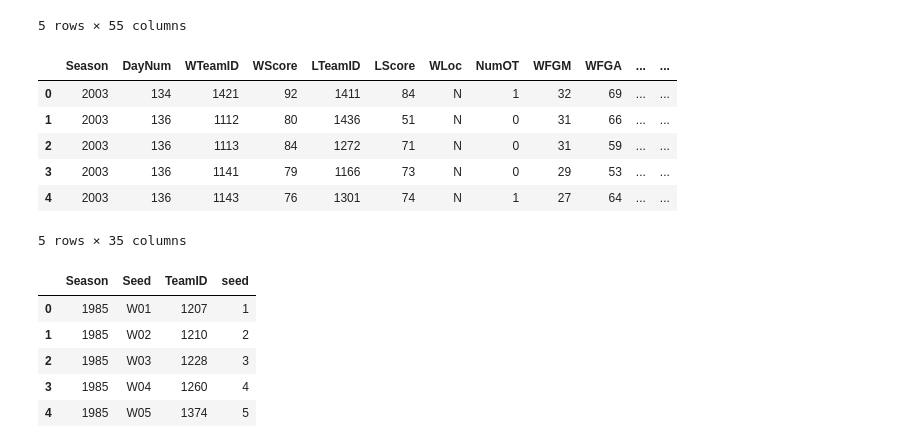
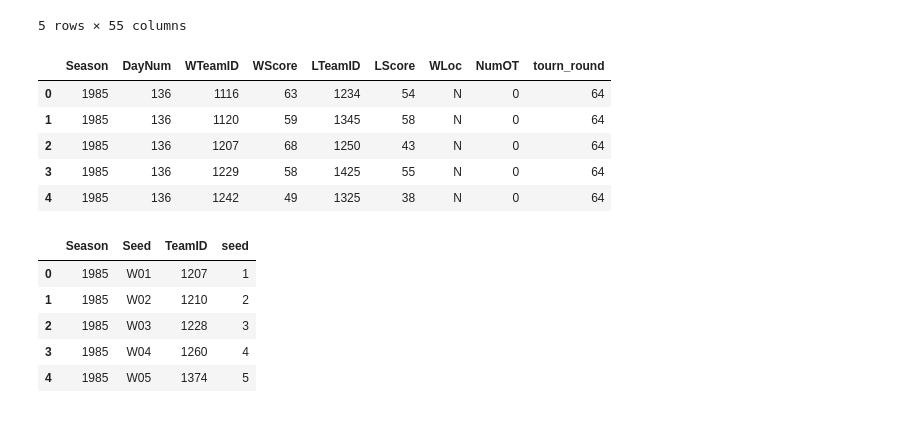
Before and after one commit to mjmcfalls/udacity-machine-learning, a Jupyter notebook: projects/capstone/Capstone-Notebook-Working.ipynb, the cells around one changed output. Drawn from its saved outputs; the diff is of its cells as text; code cells hidden in the pictures.

```diff
--- a/projects/capstone/Capstone-Notebook-Working.ipynb
+++ b/projects/capstone/Capstone-Notebook-Working.ipynb
@@ -25,18 +33,20 @@ from matplotlib.ticker import MaxNLocator
 * WBlk - blocks (accomplished by the winning team)
 * WPF - personal fouls committed (by the winning team)
 # %%
+stage2DataPath = 'data\\Stage2DataFiles\\'
 dataPath = 'data\\'
 # Read in detail tournment results from 2018 and previous
-df_tourneyDetailedResults = pd.read_csv(dataPath + "NCAATourneyDetailedResults.csv")
+df_tourneyDetailedResults = pd.read_csv(stage2DataPath + "NCAATourneyDetailedResults.csv")
 # Read in the team names and teamID
-df_regularSeason_teams = pd.read_csv( dataPath + "Teams.csv")
+df_regularSeason_teams = pd.read_csv( stage2DataPath + "Teams.csv")
 # Read in the regular season results
-df_regularSeason = pd.read_csv(dataPath + "RegularSeasonDetailedResults.csv")
+df_regularSeason = pd.read_csv(stage2DataPath + "RegularSeasonDetailedResults.csv")
 # Read in the Tournment seed data
-df_tourney_seeds = pd.read_csv(dataPath + "NCAATourneySeeds.csv")
+df_tourney_seeds = pd.read_csv(stage2DataPath + "NCAATourneySeeds.csv")
 # Read in Conference information
-df_team_conf = pd.read_csv(dataPath + 'TeamConferences.csv')
+df_team_conf = pd.read_csv(stage2DataPath + 'TeamConferences.csv')
 df_conf = pd.read_csv(dataPath + "Conferences.csv")
+df_tourneyCompact = pd.read_csv(stage2DataPath + "NCAATourneyCompactResults.csv")
 # %%
 df_regularSeason.head()
 # %% [output]
@@ -373,17 +383,16 @@ def convertTourneyRound(dayNum):
     else:
         return 68
 
-df_tourneyDetailedResults['tourn_round'] = df_tourneyDetailedResults.DayNum.apply(convertTourneyRound)
+df_tourneyCompact['tourn_round'] = df_tourneyCompact.DayNum.apply(convertTourneyRound)
 # %%
-df_tourneyDetailedResults.head()
+df_tourneyCompact.head()
 # %% [output]
-|  | Season | DayNum | WTeamID | WScore | LTeamID | LScore | WLoc | NumOT | WFGM | WFGA | ... | ... |
-| 0 | 2003 | 134 | 1421 | 92 | 1411 | 84 | N | 1 | 32 | 69 | ... | ... |
-| 1 | 2003 | 136 | 1112 | 80 | 1436 | 51 | N | 0 | 31 | 66 | ... | ... |
-| 2 | 2003 | 136 | 1113 | 84 | 1272 | 71 | N | 0 | 31 | 59 | ... | ... |
-| 3 | 2003 | 136 | 1141 | 79 | 1166 | 73 | N | 0 | 29 | 53 | ... | ... |
-| 4 | 2003 | 136 | 1143 | 76 | 1301 | 74 | N | 1 | 27 | 64 | ... | ... |
+|  | Season | DayNum | WTeamID | WScore | LTeamID | LScore | WLoc | NumOT | tourn_round |
+| 0 | 1985 | 136 | 1116 | 63 | 1234 | 54 | N | 0 | 64 |
+| 1 | 1985 | 136 | 1120 | 59 | 1345 | 58 | N | 0 | 64 |
+| 2 | 1985 | 136 | 1207 | 68 | 1250 | 43 | N | 0 | 64 |
+| 3 | 1985 | 136 | 1229 | 58 | 1425 | 55 | N | 0 | 64 |
+| 4 | 1985 | 136 | 1242 | 49 | 1325 | 38 | N | 0 | 64 |
-5 rows × 35 columns
 # %%
 df_tourney_seeds['seed'] = df_tourney_seeds['Seed'].apply(lambda x : int(x[1:3]))
 df_tourney_seeds.head()
```
Also changed, not shown: parts of 28 cells of this notebook, 5 other files.
